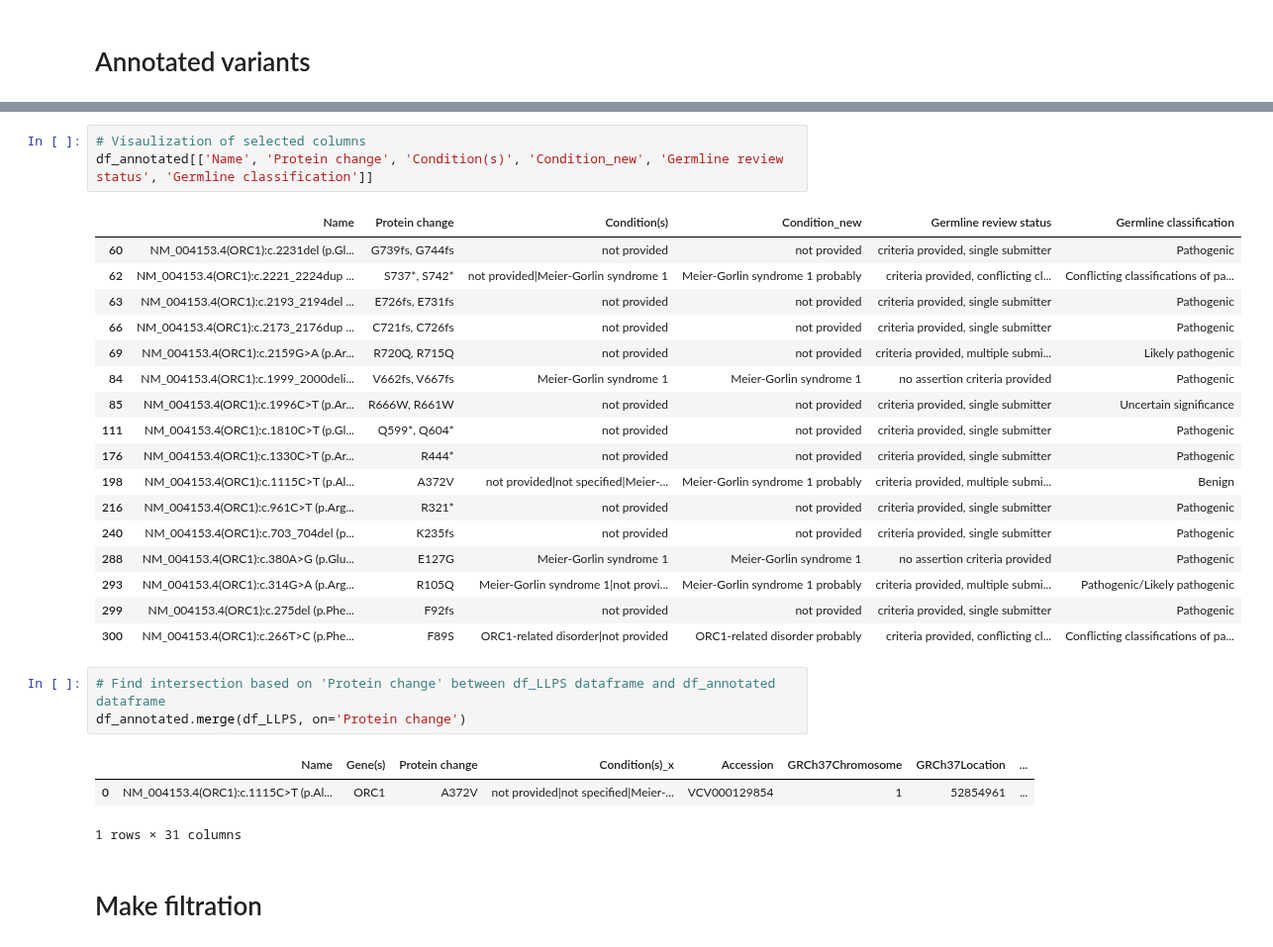
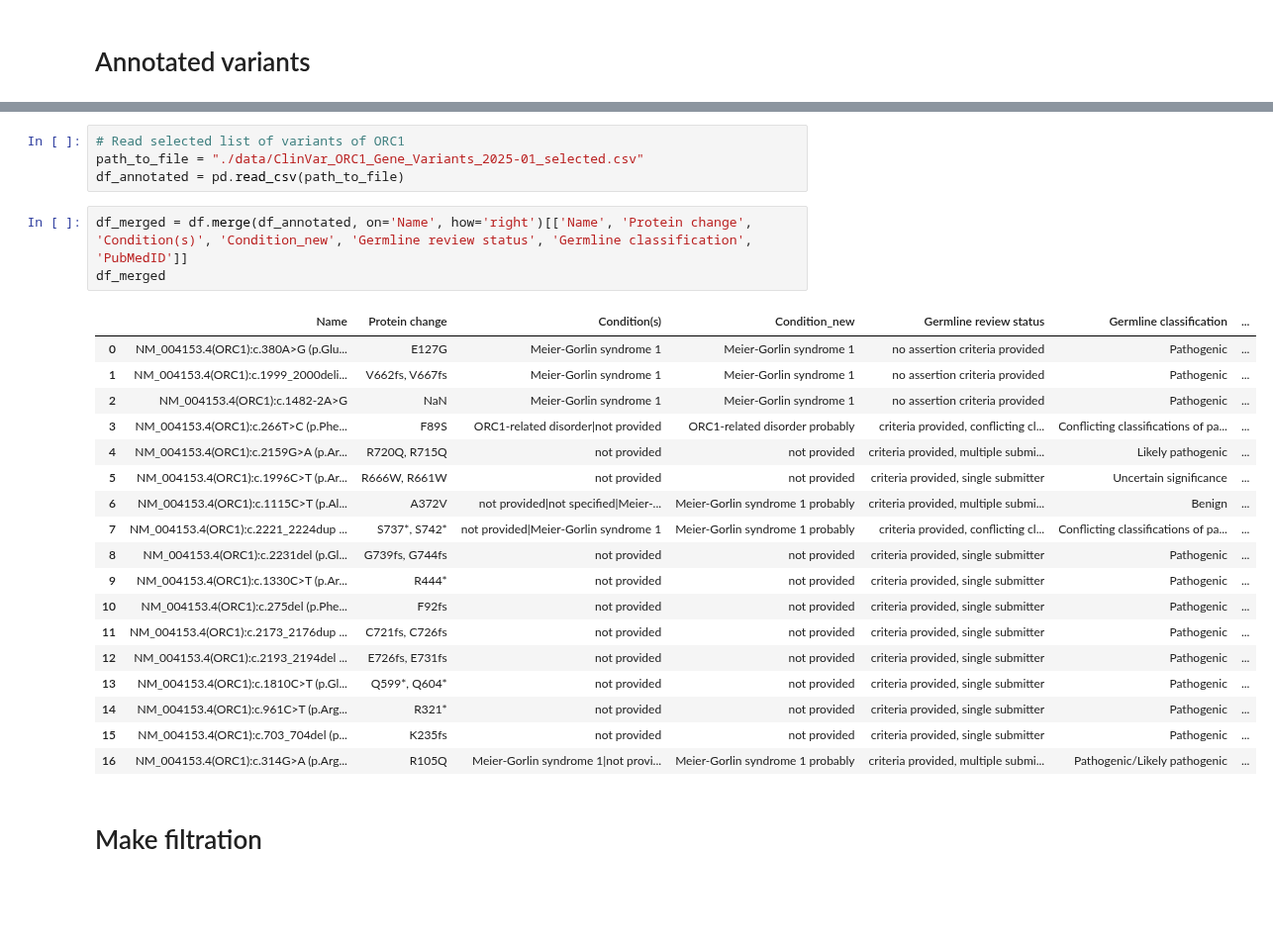
Before and after one commit to Lopatushka/ORC1, a Jupyter notebook: clinvar_analysis.ipynb, the cells around one changed output, grey strips where cells are left out. Shown at 99% size. Cells and saved outputs as stored; diff of their text form; blank space fills up the shorter version.

Commit message:
visualise annotated variants with merge functions

```diff
--- a/clinvar_analysis.ipynb
+++ b/clinvar_analysis.ipynb
@@ -109,31 +81,29 @@ df_annotated = df[df['Name'].str.contains(pattern, na=False, case=False, regex=T
+# %%
+# Read selected list of variants of ORC1
+path_to_file = "./data/ClinVar_ORC1_Gene_Variants_2025-01_selected.csv"
+df_annotated = pd.read_csv(path_to_file)
 # %%
-# Visaulization of selected columns
-df_annotated[['Name', 'Protein change', 'Condition(s)', 'Condition_new', 'Germline review status', 'Germline classification']]
+df_merged = df.merge(df_annotated, on='Name', how='right')[['Name', 'Protein change', 'Condition(s)', 'Condition_new', 'Germline review status', 'Germline classification', 'PubMedID']]
+df_merged
 # %% [output]
-|  | Name | Protein change | Condition(s) | Condition_new | Germline review status | Germline classification |
-| 60 | NM_004153.4(ORC1):c.2231del (p.Gl... | G739fs, G744fs | not provided | not provided | criteria provided, single submitter | Pathogenic |
-| 62 | NM_004153.4(ORC1):c.2221_2224dup ... | S737*, S742* | not provided|Meier-Gorlin syndrome 1 | Meier-Gorlin syndrome 1 probably | criteria provided, conflicting cl... | Conflicting classifications of pa... |
-| 63 | NM_004153.4(ORC1):c.2193_2194del ... | E726fs, E731fs | not provided | not provided | criteria provided, single submitter | Pathogenic |
-| 66 | NM_004153.4(ORC1):c.2173_2176dup ... | C721fs, C726fs | not provided | not provided | criteria provided, single submitter | Pathogenic |
-| 69 | NM_004153.4(ORC1):c.2159G>A (p.Ar... | R720Q, R715Q | not provided | not provided | criteria provided, multiple submi... | Likely pathogenic |
-| 84 | NM_004153.4(ORC1):c.1999_2000deli... | V662fs, V667fs | Meier-Gorlin syndrome 1 | Meier-Gorlin syndrome 1 | no assertion criteria provided | Pathogenic |
-| 85 | NM_004153.4(ORC1):c.1996C>T (p.Ar... | R666W, R661W | not provided | not provided | criteria provided, single submitter | Uncertain significance |
-| 111 | NM_004153.4(ORC1):c.1810C>T (p.Gl... | Q599*, Q604* | not provided | not provided | criteria provided, single submitter | Pathogenic |
-| 176 | NM_004153.4(ORC1):c.1330C>T (p.Ar... | R444* | not provided | not provided | criteria provided, single submitter | Pathogenic |
-| 198 | NM_004153.4(ORC1):c.1115C>T (p.Al... | A372V | not provided|not specified|Meier-... | Meier-Gorlin syndrome 1 probably | criteria provided, multiple submi... | Benign |
-| 216 | NM_004153.4(ORC1):c.961C>T (p.Arg... | R321* | not provided | not provided | criteria provided, single submitter | Pathogenic |
-| 240 | NM_004153.4(ORC1):c.703_704del (p... | K235fs | not provided | not provided | criteria provided, single submitter | Pathogenic |
-| 288 | NM_004153.4(ORC1):c.380A>G (p.Glu... | E127G | Meier-Gorlin syndrome 1 | Meier-Gorlin syndrome 1 | no assertion criteria provided | Pathogenic |
-| 293 | NM_004153.4(ORC1):c.314G>A (p.Arg... | R105Q | Meier-Gorlin syndrome 1|not provi... | Meier-Gorlin syndrome 1 probably | criteria provided, multiple submi... | Pathogenic/Likely pathogenic |
-| 299 | NM_004153.4(ORC1):c.275del (p.Phe... | F92fs | not provided | not provided | criteria provided, single submitter | Pathogenic |
-| 300 | NM_004153.4(ORC1):c.266T>C (p.Phe... | F89S | ORC1-related disorder|not provided | ORC1-related disorder probably | criteria provided, conflicting cl... | Conflicting classifications of pa... |
+|  | Name | Protein change | Condition(s) | Condition_new | Germline review status | Germline classification | ... |
+| 0 | NM_004153.4(ORC1):c.380A>G (p.Glu... | E127G | Meier-Gorlin syndrome 1 | Meier-Gorlin syndrome 1 | no assertion criteria provided | Pathogenic | ... |
+| 1 | NM_004153.4(ORC1):c.1999_2000deli... | V662fs, V667fs | Meier-Gorlin syndrome 1 | Meier-Gorlin syndrome 1 | no assertion criteria provided | Pathogenic | ... |
+| 2 | NM_004153.4(ORC1):c.1482-2A>G | NaN | Meier-Gorlin syndrome 1 | Meier-Gorlin syndrome 1 | no assertion criteria provided | Pathogenic | ... |
+| 3 | NM_004153.4(ORC1):c.266T>C (p.Phe... | F89S | ORC1-related disorder|not provided | ORC1-related disorder probably | criteria provided, conflicting cl... | Conflicting classifications of pa... | ... |
+| 4 | NM_004153.4(ORC1):c.2159G>A (p.Ar... | R720Q, R715Q | not provided | not provided | criteria provided, multiple submi... | Likely pathogenic | ... |
+| 5 | NM_004153.4(ORC1):c.1996C>T (p.Ar... | R666W, R661W | not provided | not provided | criteria provided, single submitter | Uncertain significance | ... |
+| 6 | NM_004153.4(ORC1):c.1115C>T (p.Al... | A372V | not provided|not specified|Meier-... | Meier-Gorlin syndrome 1 probably | criteria provided, multiple submi... | Benign | ... |
+| 7 | NM_004153.4(ORC1):c.2221_2224dup ... | S737*, S742* | not provided|Meier-Gorlin syndrome 1 | Meier-Gorlin syndrome 1 probably | criteria provided, conflicting cl... | Conflicting classifications of pa... | ... |
+| 8 | NM_004153.4(ORC1):c.2231del (p.Gl... | G739fs, G744fs | not provided | not provided | criteria provided, single submitter | Pathogenic | ... |
+| 9 | NM_004153.4(ORC1):c.1330C>T (p.Ar... | R444* | not provided | not provided | criteria provided, single submitter | Pathogenic | ... |
+| 10 | NM_004153.4(ORC1):c.275del (p.Phe... | F92fs | not provided | not provided | criteria provided, single submitter | Pathogenic | ... |
+| 11 | NM_004153.4(ORC1):c.2173_2176dup ... | C721fs, C726fs | not provided | not provided | criteria provided, single submitter | Pathogenic | ... |
+| 12 | NM_004153.4(ORC1):c.2193_2194del ... | E726fs, E731fs | not provided | not provided | criteria provided, single submitter | Pathogenic | ... |
+| 13 | NM_004153.4(ORC1):c.1810C>T (p.Gl... | Q599*, Q604* | not provided | not provided | criteria provided, single submitter | Pathogenic | ... |
+| 14 | NM_004153.4(ORC1):c.961C>T (p.Arg... | R321* | not provided | not provided | criteria provided, single submitter | Pathogenic | ... |
+| 15 | NM_004153.4(ORC1):c.703_704del (p... | K235fs | not provided | not provided | criteria provided, single submitter | Pathogenic | ... |
+| 16 | NM_004153.4(ORC1):c.314G>A (p.Arg... | R105Q | Meier-Gorlin syndrome 1|not provi... | Meier-Gorlin syndrome 1 probably | criteria provided, multiple submi... | Pathogenic/Likely pathogenic | ... |
-# %%
-# Find intersection based on 'Protein change' between df_LLPS dataframe and df_annotated dataframe
-df_annotated.merge(df_LLPS, on='Protein change')
-# %% [output]
-|  | Name | Gene(s) | Protein change | Condition(s)_x | Accession | GRCh37Chromosome | GRCh37Location | ... |
-| 0 | NM_004153.4(ORC1):c.1115C>T (p.Al... | ORC1 | A372V | not provided|not specified|Meier-... | VCV000129854 | 1 | 52854961 | ... |
-1 rows × 31 columns
 # %% [markdown]
 # Make filtration
 # %%
```
Also changed, not shown: parts of 9 cells of this notebook.
